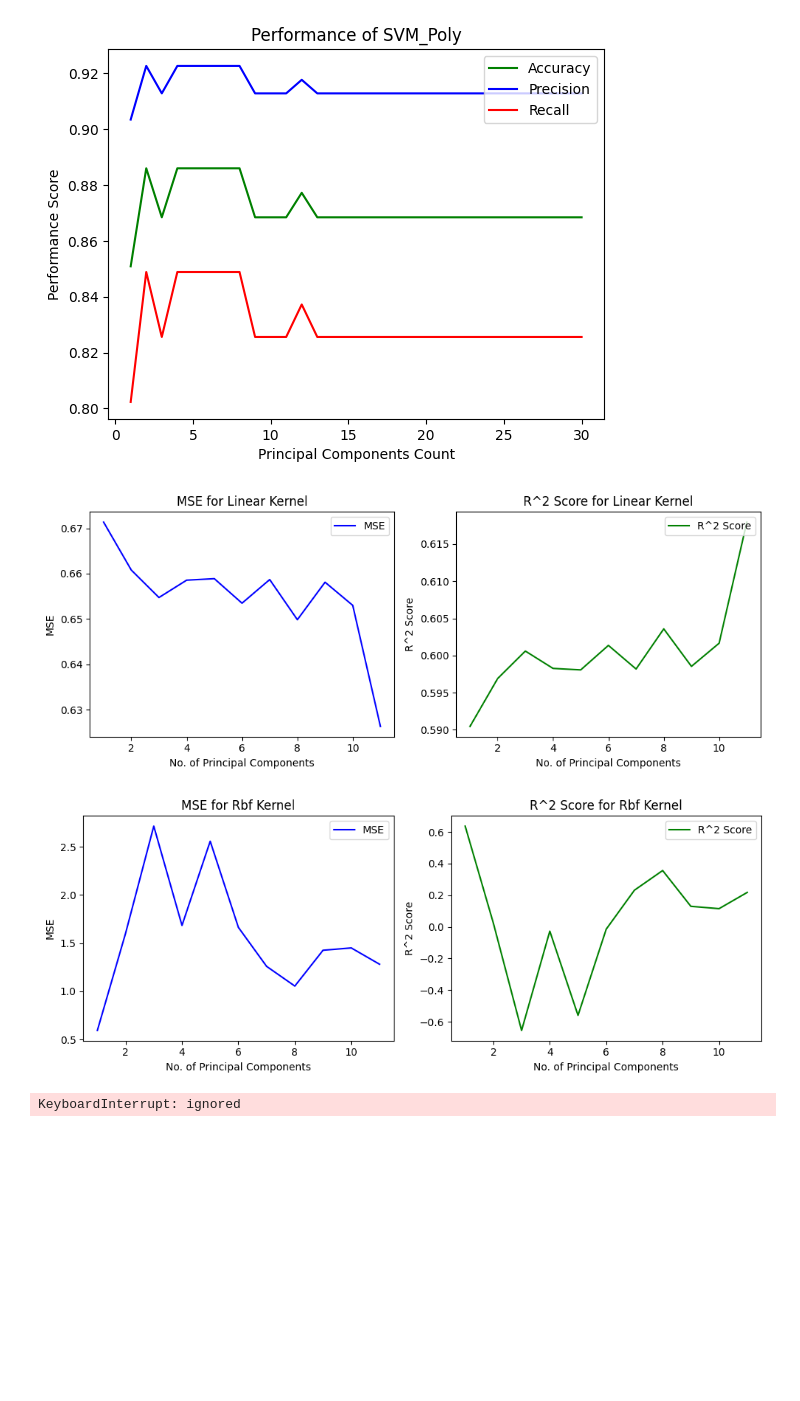
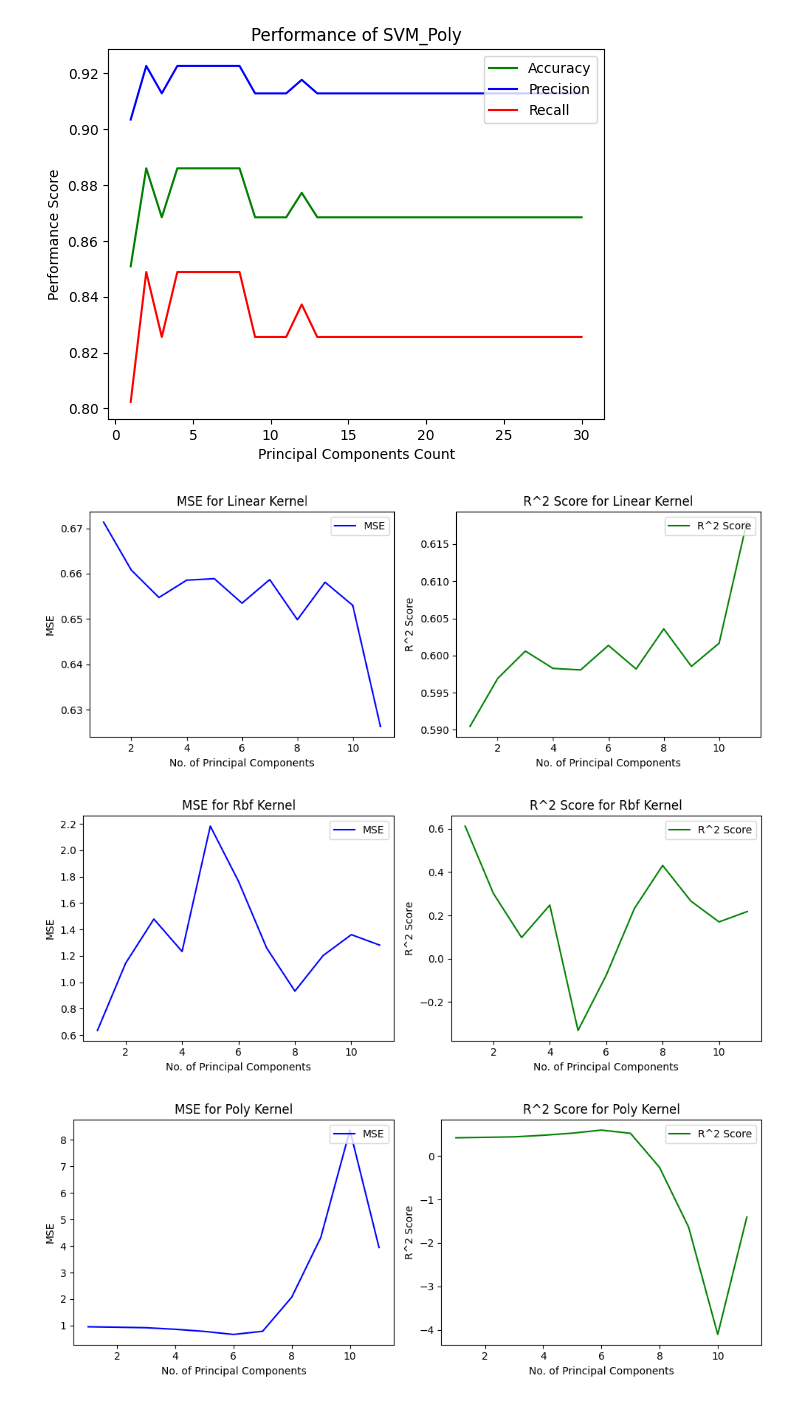
Before and after one commit to sabhinav3/Intro_to_ML, a Jupyter notebook: ml_assignment_4.ipynb, the cells around one changed output. Cells and saved outputs as stored; diff of their text form; code cells hidden in the pictures; blank space fills up the shorter version.

```diff
--- a/ml_assignment_4.ipynb
+++ b/ml_assignment_4.ipynb
@@ -74,7 +74,56 @@ housing_data = housing_dataset[categories]
 housing_target = housing_dataset["price"]
 # %%
 
-# Set up
+# # Set up
+# scaler = StandardScaler()
+# X_train, X_test, Y_train, Y_test = train_test_split(housing_data, housing_target, test_size=0.2, random_state=42)
+# X_train = scaler.fit_transform(X_train)
+# X_test = scaler.transform(X_test)
+# Y_train = np.array(Y_train).reshape(-1, 1)
+# Y_test = np.array(Y_test).reshape(-1, 1)
+# Y_train = scaler.fit_transform(Y_train).ravel()
+# Y_test = scaler.transform(Y_test).ravel()
+
+# # Models
+# linear_model = SVR(kernel='linear', gamma='auto', C=100)
+# rbf_model = SVR(kernel='rbf', gamma='auto', C=1000)
+# poly_model = SVR(kernel='poly', gamma='auto', C=1000)
+# models = [linear_model, rbf_model, poly_model]
+
+# # PCA components range
+# K = np.arange(1, 12, 1)
+
+# # Training models and plotting results for regression task
+# for model in models:
+#     mse_list, r2_list = [], []
+#     for i in K:
+#         pca = PCA(n_components=i, random_state=0)
+#         X_train_PCA = pca.fit_transform(X_train)
+#         X_test_PCA = pca.transform(X_test)
+#         model.fit(X_train_PCA, Y_train)
+#         predicted = model.predict(X_test_PCA)
+#         mse_list.append(mean_squared_error(Y_test, predicted))
+#         r2_list.append(r2_score(Y_test, predicted))
+
+#     plt.figure(figsize=(10, 4))
+#     plt.subplot(1, 2, 1)
+#     plt.plot(K, mse_list, color='blue', label='MSE')
+#     plt.xlabel('No. of Principal Components')
+#     plt.ylabel('MSE')
+#     plt.legend(loc='upper right')
+#     plt.title(f'MSE for {model.kernel.capitalize()} Kernel')
+
+#     plt.subplot(1, 2, 2)
+#     plt.plot(K, r2_list, color='green', label='R^2 Score')
+#     plt.xlabel('No. of Principal Components')
+#     plt.ylabel('R^2 Score')
+#     plt.legend(loc='upper right')
+#     plt.title(f'R^2 Score for {model.kernel.capitalize()} Kernel')
+#     plt.tight_layout()
+#     plt.show()
+
+
+#  Set up
 scaler = StandardScaler()
 X_train, X_test, Y_train, Y_test = train_test_split(housing_data, housing_target, test_size=0.2, random_state=42)
 X_train = scaler.fit_transform(X_train)
@@ -85,9 +134,9 @@ Y_train = scaler.fit_transform(Y_train).ravel()
 Y_test = scaler.transform(Y_test).ravel()
 
 # Models
-linear_model = SVR(kernel='linear', gamma='auto', C=100)
-rbf_model = SVR(kernel='rbf', gamma='auto', C=1000)
-poly_model = SVR(kernel='poly', gamma='auto', C=1000)
+linear_model = SVR(kernel='linear', gamma='scale', C=100)
+rbf_model = SVR(kernel='rbf', gamma='scale', C=1000)
+poly_model = SVR(kernel='poly', gamma='scale', C=1000)
 models = [linear_model, rbf_model, poly_model]
 
 # PCA components range
@@ -96,32 +145,32 @@ K = np.arange(1, 12, 1)
 # Training models and plotting results for regression task
 for model in models:
     mse_list, r2_list = [], []
     for i in K:
         pca = PCA(n_components=i, random_state=0)
         X_train_PCA = pca.fit_transform(X_train)
         X_test_PCA = pca.transform(X_test)
         model.fit(X_train_PCA, Y_train)
         predicted = model.predict(X_test_PCA)
         mse_list.append(mean_squared_error(Y_test, predicted))
         r2_list.append(r2_score(Y_test, predicted))
 
     plt.figure(figsize=(10, 4))
     plt.subplot(1, 2, 1)
     plt.plot(K, mse_list, color='blue', label='MSE')
     plt.xlabel('No. of Principal Components')
     plt.ylabel('MSE')
     plt.legend(loc='upper right')
     plt.title(f'MSE for {model.kernel.capitalize()} Kernel')
 
     plt.subplot(1, 2, 2)
     plt.plot(K, r2_list, color='green', label='R^2 Score')
     plt.xlabel('No. of Principal Components')
     plt.ylabel('R^2 Score')
     plt.legend(loc='upper right')
     plt.title(f'R^2 Score for {model.kernel.capitalize()} Kernel')
     plt.tight_layout()
     plt.show()
 # %% [output]
 [figure]
-[figure, old version]
+[figure, new version]
-KeyboardInterrupt: ignored
+[figure, added]
```
